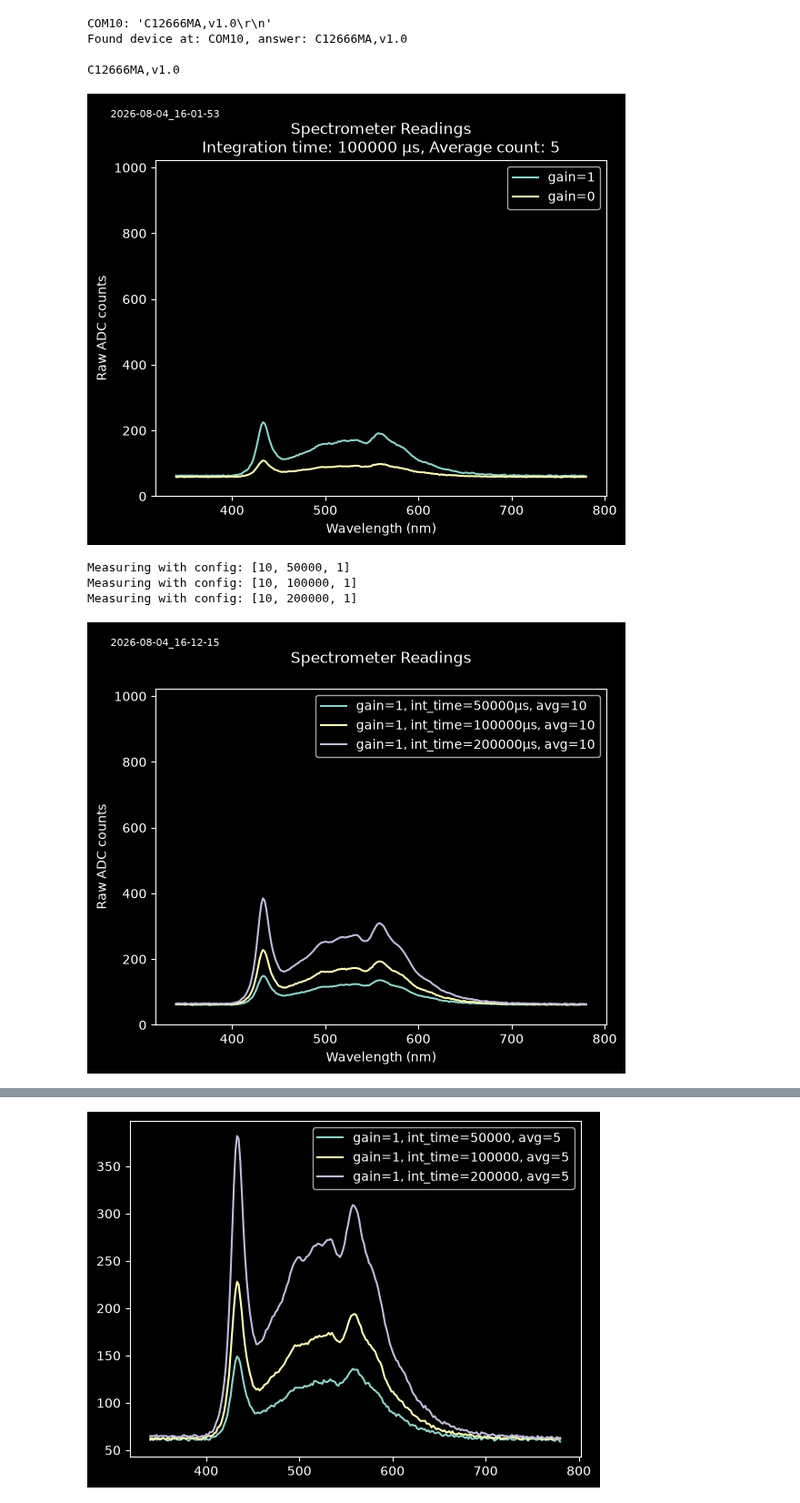
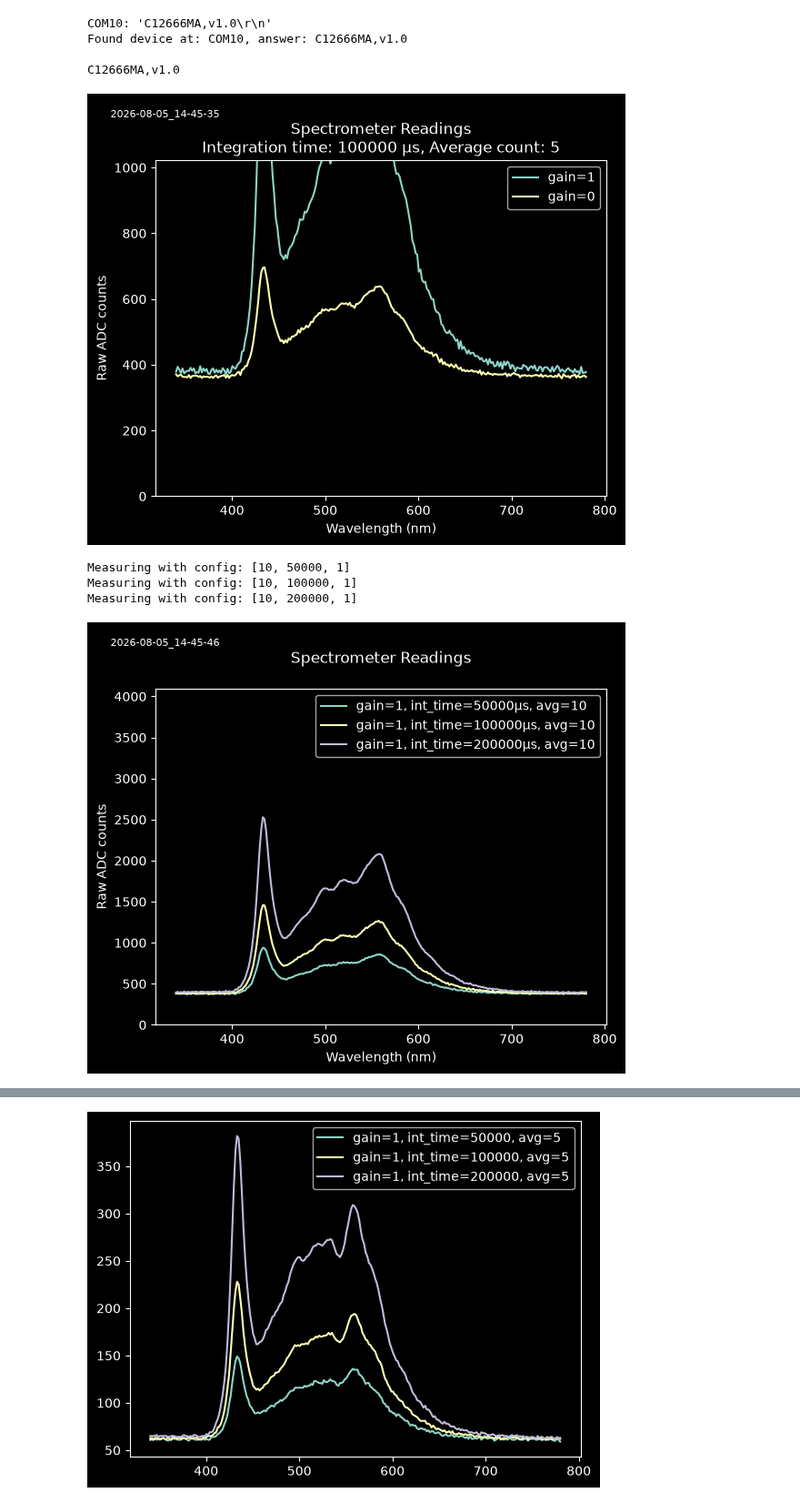
Before and after one commit to Jan-IngenHousz-Institute/spectrometer-C12666MA, a Jupyter notebook: C12666MA code.ipynb, the cells around one changed output, grey strips where cells are left out. Shown at 91% size. Saved outputs shown, nothing was run; the diff lists cells and outputs as text; code cells hidden in the pictures.

Commit message:
Basic measurement v1

```diff
--- a/C12666MA code.ipynb
+++ b/C12666MA code.ipynb
@@ -221,5 +233,5 @@ def get_integration(port=PORT):
 # %%
-def measure_spec(port=PORT, avg=1, integration_time=100000, gain=1):
+def measure_spec_raw(port=PORT, avg=15, integration_time=100000, gain=1, led = 0):
     with serial.Serial(port, baudrate=115200, timeout=20) as ser:
         time.sleep(2)
         ser.reset_input_buffer()
@@ -230,8 +242,11 @@ def measure_spec(port=PORT, avg=1, integration_time=100000, gain=1):
         if gain > 1:
             gain = 1
 
-        if avg > 63:
-            avg = 63
+        if avg > 15:
+            avg = 15 #avg over 15 will overload the arduino memory. Should also be capped at 15 in the arduino, but still.
+
+        if led != 1:
+            led = 0
 
         def send_command(cmd):
             ser.write((cmd + "\n").encode())
@@ -240,6 +255,7 @@ def measure_spec(port=PORT, avg=1, integration_time=100000, gain=1):
         send_command(f"set_gain,{gain}")
         send_command(f"set_integration,{integration_time}")
         send_command(f"set_avg,{avg}")
+        send_command(f"set_led,{led}")
 
         ser.write(b"spec,raw\n")
         spec_raw = ser.readline()
@@ -247,4 +263,6 @@ def measure_spec(port=PORT, avg=1, integration_time=100000, gain=1):
 
         timestamp = datetime.now().strftime("%Y-%m-%d %H:%M:%S")
         result = f"{timestamp}," + f"{avg}," + f"{integration_time}," + f"{gain}," + spec_string
+
+        send_command(f"set_led,0")
         return result
@@ -251,8 +370,8 @@ def measure_spec(port=PORT, avg=1, integration_time=100000, gain=1):
 # %%
 #Effect of gain on the spectrometer readings
 
-read_high = measure_spec(PORT, avg=5, integration_time=100000, gain=1)
-read_low  = measure_spec(PORT, avg=5, integration_time=100000, gain=0)
+read_high = measure_spec_raw(PORT, avg=5, integration_time=100000, gain=1)
+read_low  = measure_spec_raw(PORT, avg=5, integration_time=100000, gain=0)
 
 n_pixels = 256
 columns = ["timestamp", "avg", "integration_time", "gain"] + [f"pixel{i}" for i in range(n_pixels)]
@@ -288,13 +407,13 @@ plt.ylabel("Raw ADC counts")
 plt.title("\n" + "Spectrometer Readings\n" + f"Integration time: {data.loc[0, 'integration_time']} µs, Average count: {data.loc[0, 'avg']}")
 plt.show()
 # %% [output]
-[figure, old version]
+[figure, new version]
 # %%
-#specify all configs for the plot [avg (max 63), integration time (µs, min 1280), gain (0 or 1, low or high)]
+#specify all configs for the plot [avg (max 63), integration time (µs, min 1280), gain (0 or 1, low or high), LED on/off (1 or 0)]
 configs = [
-    [10, 50000, 1],
-    [10, 100000, 1],
-    [10, 200000, 1],
+    [10, 50000, 1, 0],
+    [10, 100000, 1, 0],
+    [10, 200000, 1, 0],
 ]
 
 n_pixels = 256
@@ -304,38 +423,38 @@ results = []
 
 for config in configs:
     print(f"Measuring with config: {config}")
-    read = measure_spec(PORT, *config).split(",")
+    read = measure_spec_raw(PORT, *config).split(",")
     results.append(read)
 
 data = pd.DataFrame(results, columns=columns)
 
 # Numeric columns come in as strings from the split - convert them.
 numeric_cols = ["avg", "integration_time", "gain"] + [f"pixel{i}" for i in range(n_pixels)]
 data[numeric_cols] = data[numeric_cols].astype(int)
 
 first_timestamp = data.loc[0, "timestamp"]
 safe_timestamp = first_timestamp.replace(":", "-").replace(" ", "_")
 data.to_csv(os.path.join("data", f"spec {safe_timestamp}_data.csv"), index=False)
 
 # --- Plotting: use ONLY the pixel columns ---
 pixel_cols = [c for c in data.columns if c.startswith("pixel")]
 x = np.linspace(340, 780, len(pixel_cols))
 
 for i in range(len(data)):
     y = data.loc[i, pixel_cols]
     avg, int_time, gain = data.loc[i, 'avg'], data.loc[i, 'integration_time'], data.loc[i, 'gain']
     label = f"gain={gain}, int_time={int_time}µs, avg={avg}"
     plt.plot(x, y, label=label)
 
 plt.legend()
 plt.text(-0.1, 1.15, f"{safe_timestamp}", size=8, ha="left", va="top", transform=plt.gca().transAxes)
-plt.ylim(0, 1023)  # we have a 10-bit ADC counts
+plt.ylim(0, 4095)  # we have a signed 13-bit ADC. Voltage will not be negative, so functionally 12 bits
 plt.xlabel("Wavelength (nm)")
 plt.ylabel("Raw ADC counts")
 plt.title("\n" + "Spectrometer Readings\n")
 plt.show()
 # %% [output]
 Measuring with config: [10, 50000, 1]
 Measuring with config: [10, 100000, 1]
 Measuring with config: [10, 200000, 1]
-[figure, old version]
+[figure, new version]
```
Also changed, not shown: parts of 14 cells of this notebook, 2 other files.
